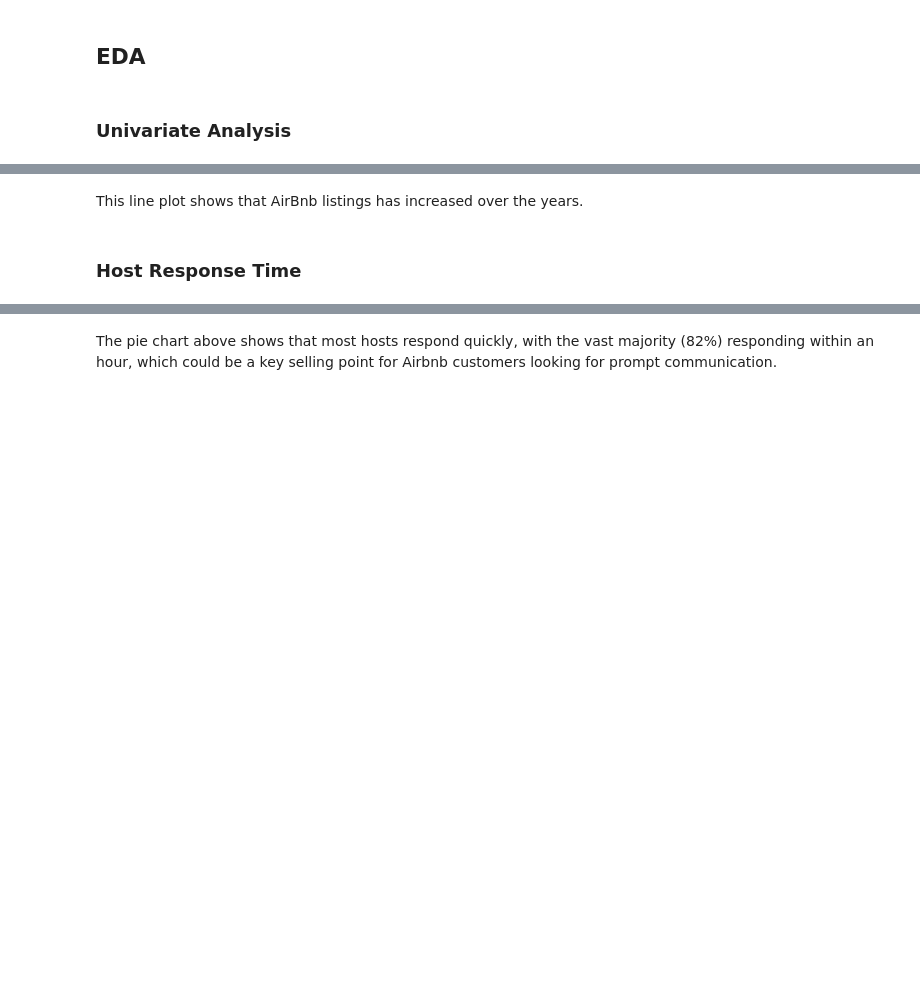
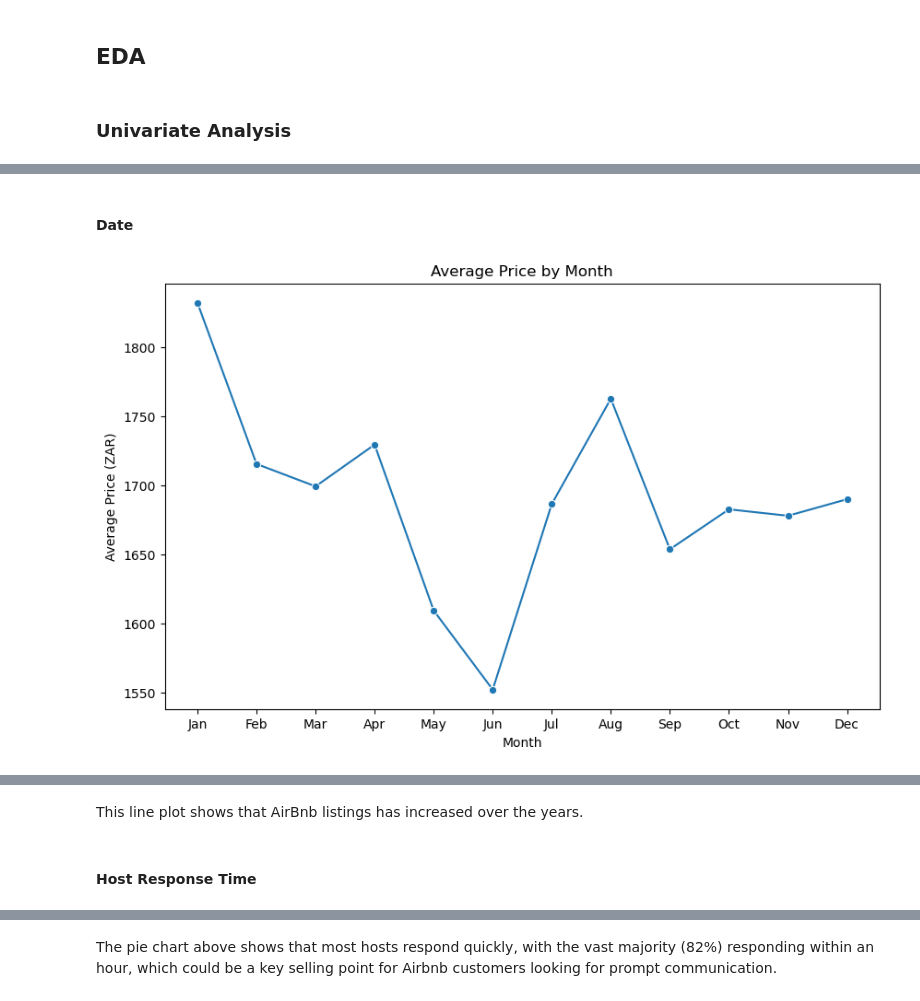
Before and after one commit to PMabwa/CapeTown_AirBnB_Capstone_Project, a Jupyter notebook: notebook.ipynb, the cells around one changed output, grey strips where cells are left out. Drawn from its saved outputs; the diff is of its cells as text; code cells hidden in the pictures; blank space fills up the shorter version.

```diff
--- a/notebook.ipynb
+++ b/notebook.ipynb
@@ -349,0 +349,2 @@ dtype: int64
+# %% [markdown]
+#### Date
@@ -350 +357,22 @@ dtype: int64
+# %%
+# Extract the month from the 'date' column
+capetown_airbnb_df['month'] = capetown_airbnb_df['date'].dt.month
+
+# Calculate the average price per month
+avg_price_per_month = capetown_airbnb_df.groupby('month')['price'].mean().reset_index()
+
+# Create a line plot
+plt.figure(figsize=(10, 6))
+sns.lineplot(x='month', y='price', data=avg_price_per_month, marker='o')
+
+# Set labels and title
+plt.title('Average Price by Month')
+plt.xlabel('Month')
+plt.ylabel('Average Price (ZAR)')
+plt.xticks(ticks=range(1, 13), labels=['Jan', 'Feb', 'Mar', 'Apr', 'May', 'Jun', 'Jul', 'Aug', 'Sep', 'Oct', 'Nov', 'Dec'])
+
+# Show the plot
+plt.show()
+# %% [output]
+[figure, added]
 # %%
@@ -367,7 +398,7 @@ plt.show();
 # %% [markdown]
 This line plot shows that AirBnb listings has increased over the years.
 # %% [markdown]
-### Host Response Time
+#### Host Response Time
 # %%
 plt.figure(figsize=(10,6))
 plt.pie(capetown_airbnb_df.host_response_time.value_counts(), autopct='%1.1f%%')
```
Also changed, not shown: parts of 138 cells of this notebook.
